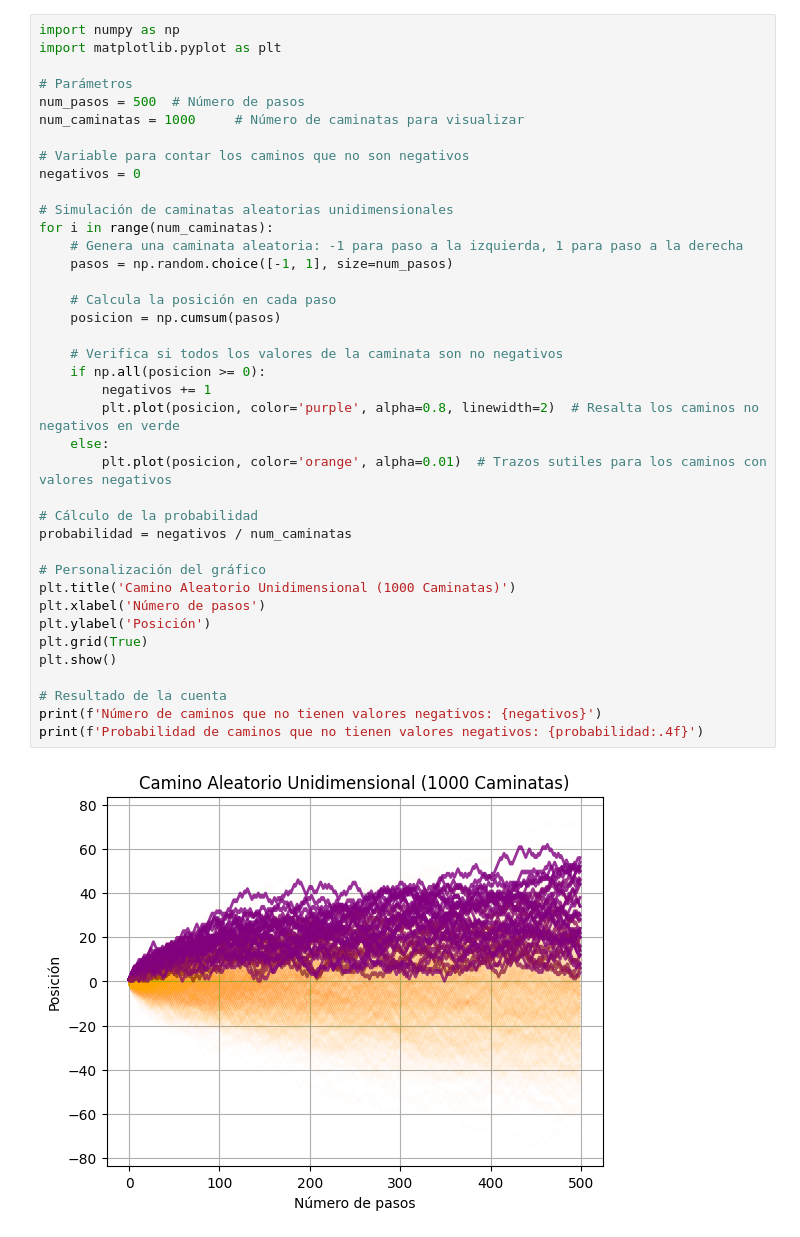
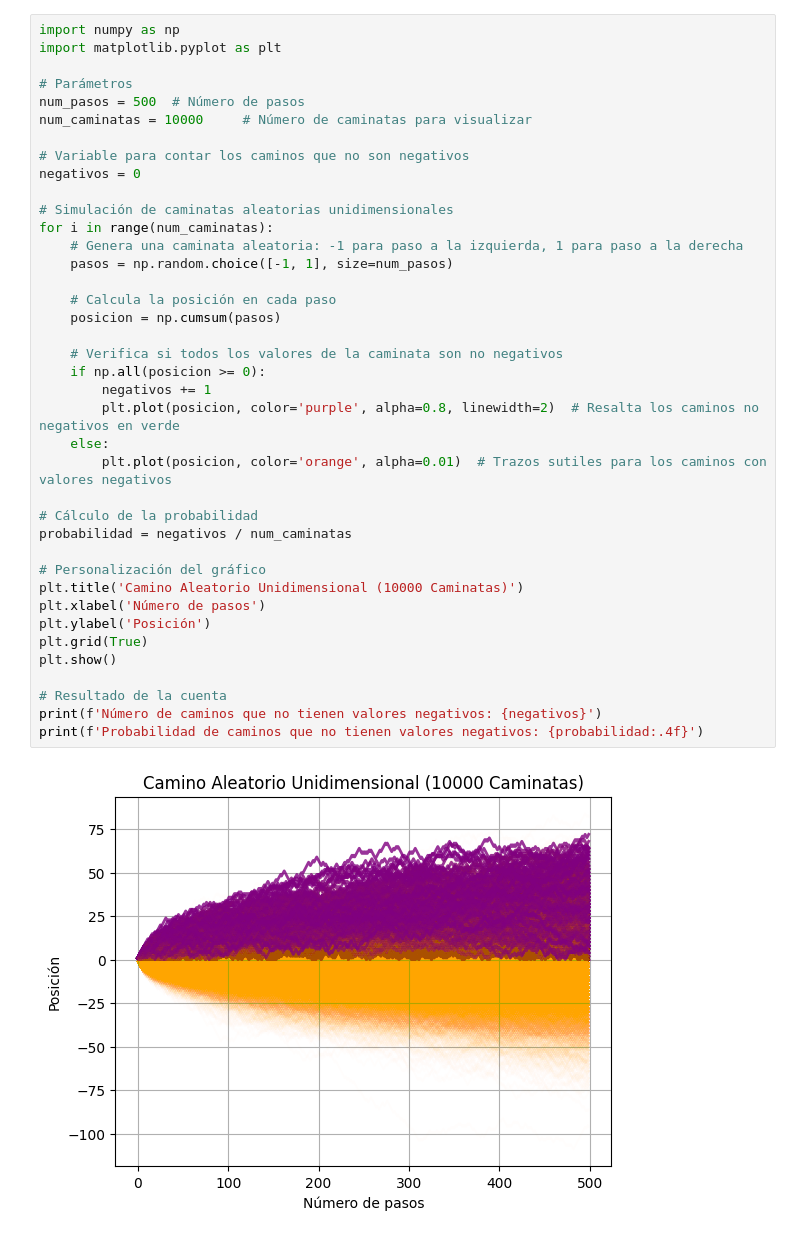
Before and after one commit to SaltyPumpkin/Random-Walk, a Jupyter notebook: Caminatas Aleatorias.ipynb, the cells around one changed output. Cells and saved outputs as stored; diff of their text form.

```diff
--- a/Caminatas Aleatorias.ipynb
+++ b/Caminatas Aleatorias.ipynb
@@ -31,38 +31,38 @@ import matplotlib.pyplot as plt
 
 # Parámetros
 num_pasos = 500  # Número de pasos
-num_caminatas = 1000     # Número de caminatas para visualizar
+num_caminatas = 10000     # Número de caminatas para visualizar
 
 # Variable para contar los caminos que no son negativos
 negativos = 0
 
 # Simulación de caminatas aleatorias unidimensionales
 for i in range(num_caminatas):
     # Genera una caminata aleatoria: -1 para paso a la izquierda, 1 para paso a la derecha
     pasos = np.random.choice([-1, 1], size=num_pasos)
 
     # Calcula la posición en cada paso
     posicion = np.cumsum(pasos)
 
     # Verifica si todos los valores de la caminata son no negativos
     if np.all(posicion >= 0):
         negativos += 1
         plt.plot(posicion, color='purple', alpha=0.8, linewidth=2)  # Resalta los caminos no negativos en verde
     else:
         plt.plot(posicion, color='orange', alpha=0.01)  # Trazos sutiles para los caminos con valores negativos
 
 # Cálculo de la probabilidad
 probabilidad = negativos / num_caminatas
 
 # Personalización del gráfico
-plt.title('Camino Aleatorio Unidimensional (1000 Caminatas)')
+plt.title('Camino Aleatorio Unidimensional (10000 Caminatas)')
 plt.xlabel('Número de pasos')
 plt.ylabel('Posición')
 plt.grid(True)
 plt.show()
 
 # Resultado de la cuenta
 print(f'Número de caminos que no tienen valores negativos: {negativos}')
 print(f'Probabilidad de caminos que no tienen valores negativos: {probabilidad:.4f}')
 # %% [output]
-[figure, old version]
+[figure, new version]
```
Also changed, not shown: parts of 6 cells of this notebook.
